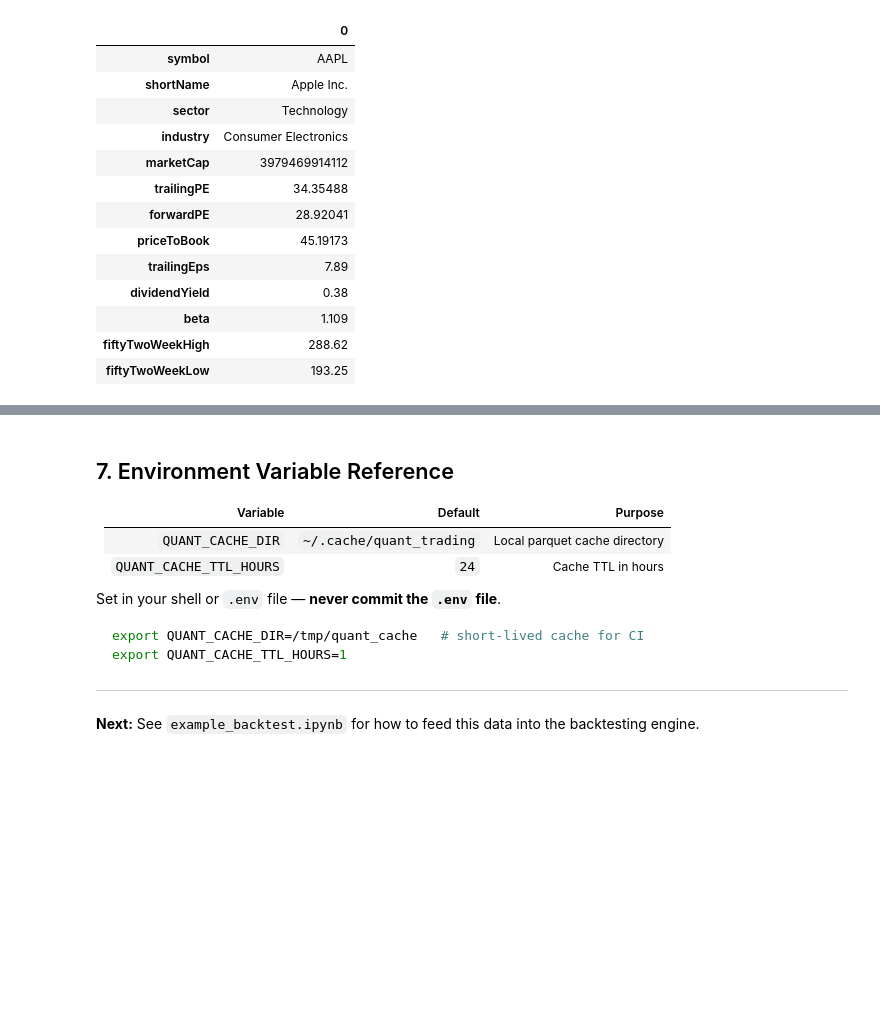
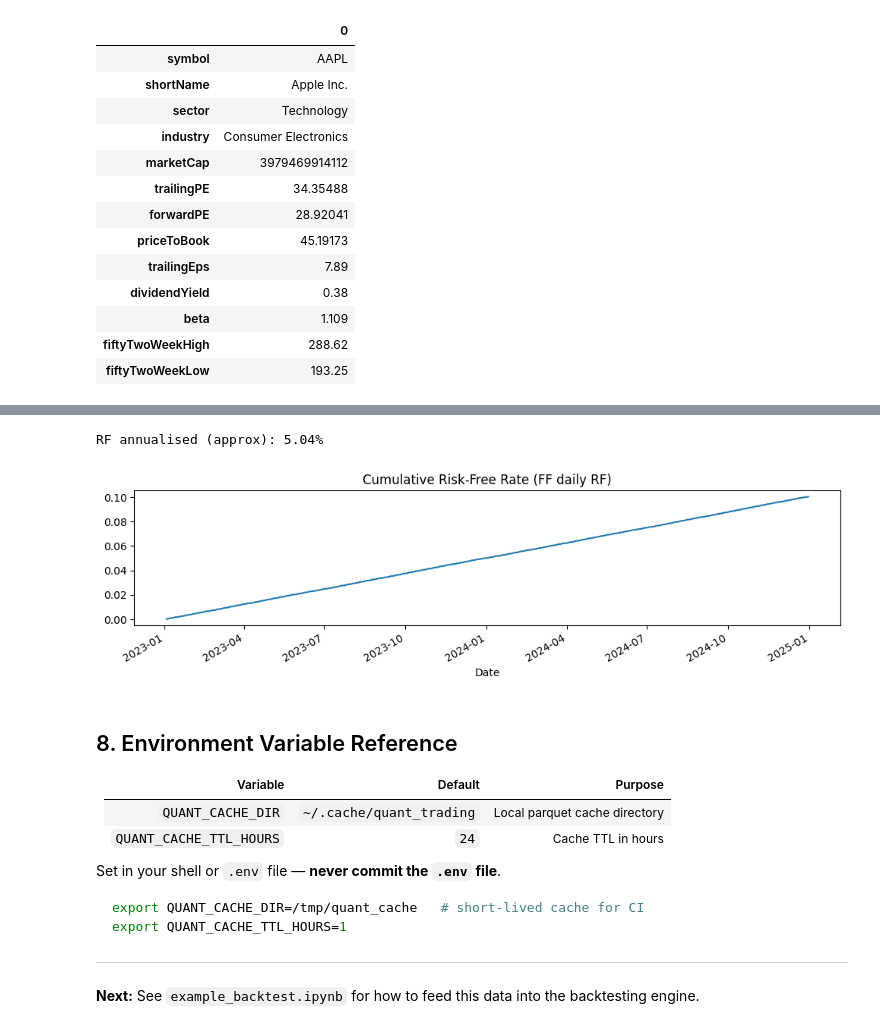
Before and after one commit to JiahuiWU2018/quant-trading, a Jupyter notebook: examples/notebooks/example_data.ipynb, the cells around one changed output, grey strips where cells are left out. Saved outputs shown, nothing was run; the diff lists cells and outputs as text; code cells hidden in the pictures; blank space fills up the shorter version.

```diff
--- a/examples/notebooks/example_data.ipynb
+++ b/examples/notebooks/example_data.ipynb
@@ -271,5 +342,15 @@ fund.T   # transpose for easier reading in notebook
+# %%
+# Also fetch the risk-free rate (RF) separately
+rf = connector_ff.fetch_risk_free_rate(start="2023-01-01", end="2024-12-31")
+print(f"RF annualised (approx): {rf.mean() * 252:.2%}")
+rf.cumsum().plot(title="Cumulative Risk-Free Rate (FF daily RF)", figsize=(10, 3))
+plt.tight_layout()
+plt.show()
+# %% [output]
+RF annualised (approx): 5.04%
+[figure, added]
 # %% [markdown]
-## 7. Environment Variable Reference
+## 8. Environment Variable Reference
 
 | Variable | Default | Purpose |
 |---|---|---|
```
Also changed, not shown: parts of 4 cells of this notebook, 12 other files.
